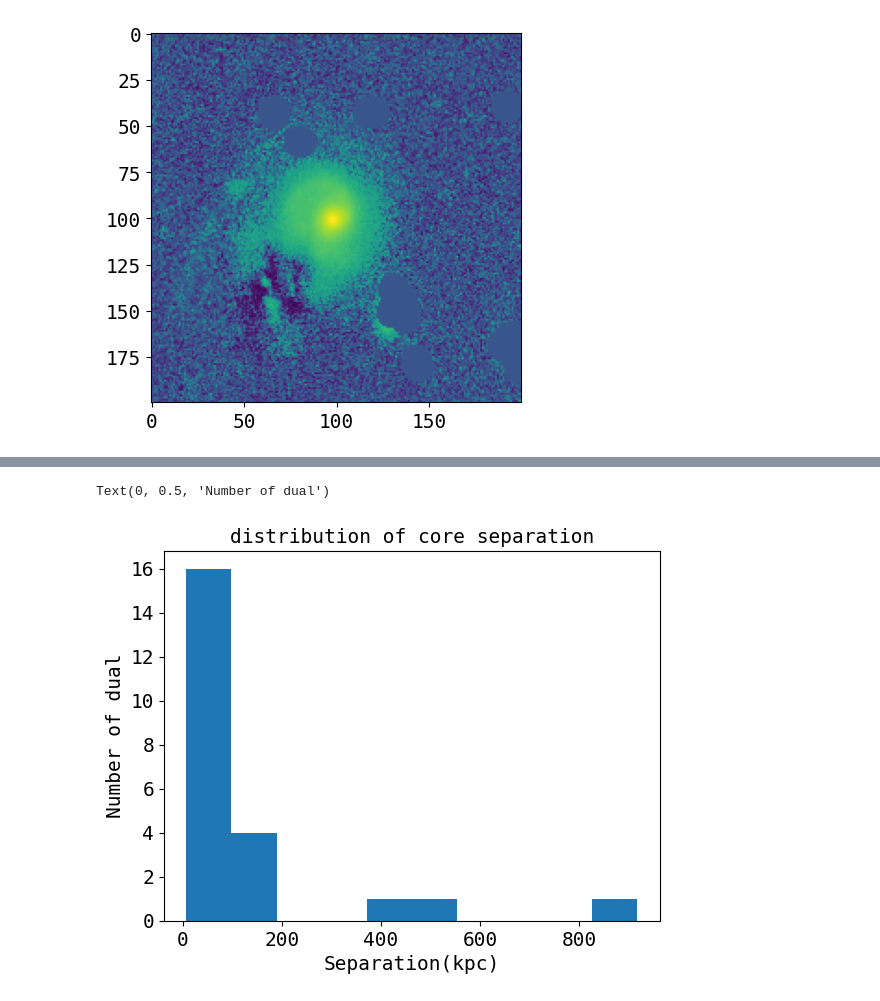
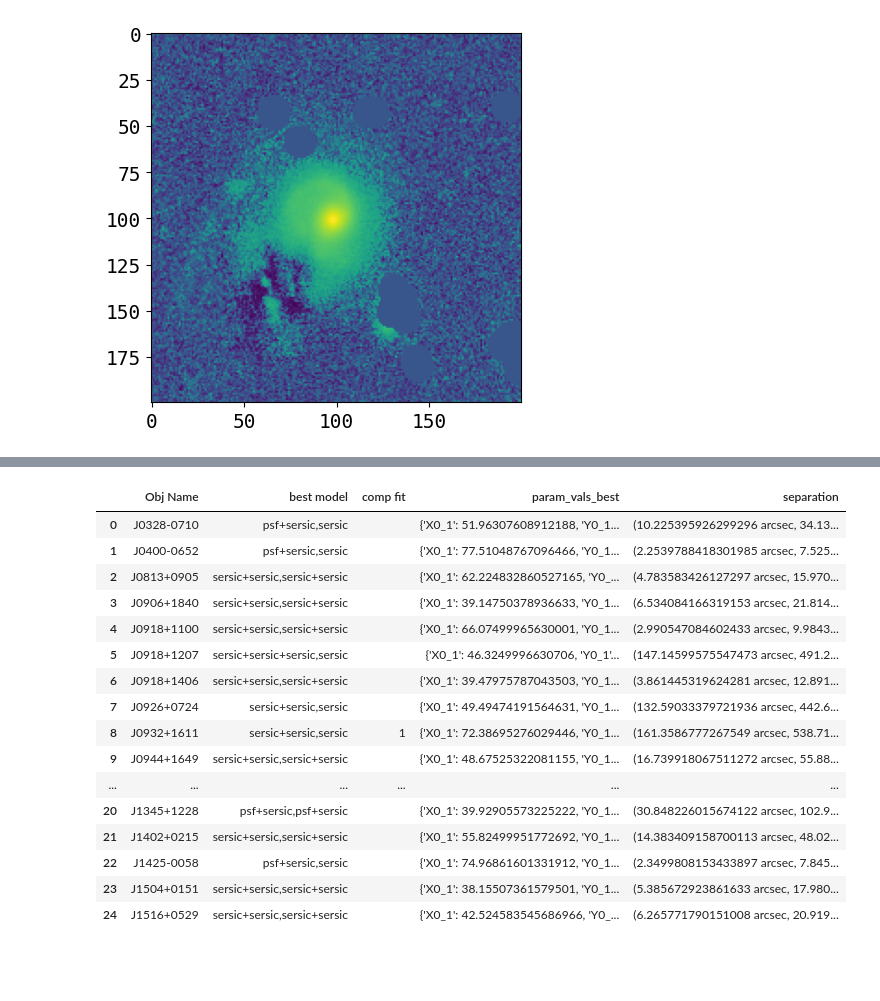
Before and after one commit to insepien/dualAGN, a Jupyter notebook: scrap_notebooks/checkFit.ipynb, the cells around one changed output, grey strips where cells are left out. Cells and saved outputs as stored; diff of their text form; code cells hidden in the pictures; blank space fills up the shorter version.

Commit message:
add indiv separation cal for hard objects

```diff
--- a/scrap_notebooks/checkFit.ipynb
+++ b/scrap_notebooks/checkFit.ipynb
@@ -937,34 +849,0 @@ fig.tight_layout()
-# %%
-# make copy of df and select only 2 core rows
-df2 = df[df.Type == '2'].loc[:,["Obj Name", "best model", "comp fit", "param_vals_best"]].copy().reset_index(drop=True)
-
-# get core separation and write to df
-def ang_sep(dic,on,z=0.2):
-    # need to delete old cut-outs later
-    """calculate angular separation given dictionary of parameter names and values
-        returns angular sep in arcsec and physical separation in kpc"""
-    imageFile = glob.glob(os.path.expanduser("/home/insepien/research-data/agn-result/box/final_cut/"+on+"*"))[0]
-    w = WCS(imageFile)
-    ra1,dec1 = w.pixel_to_world_values(dic['X0_1'],dic['Y0_1'])
-    ra2,dec2 = w.pixel_to_world_values(dic['X0_2'],dic['Y0_2'])
-    sep_rad = (angular_separation(ra1,dec1,ra2,dec2))*u.rad
-    sep_kpc = (cosmo.angular_diameter_distance(z)*sep_rad.value).to('kpc')
-    return sep_rad.to(u.arcsec), sep_kpc
-
-
-separations = []
-
-for n in range(len(df2)):
-    if df2.loc[n,'comp fit'] == "":
-        separations.append(ang_sep(dic = df2.loc[n,'param_vals_best'], on = df2.loc[n,'Obj Name']))
-    else:
-        separations.append("")
-df2['separation'] = separations
-
-plt.hist([a[1].value for a in separations if a!=''])
-plt.title("distribution of core separation")
-plt.xlabel("Separation(kpc)")
-plt.ylabel("Number of dual")
-# %% [output]
-Text(0, 0.5, 'Number of dual')
-[figure, removed]
@@ -971,3 +853,29 @@ Text(0, 0.5, 'Number of dual')
+# %%
+def plot_sep(args,df):
+    plt.hist([df.loc[n,"separation"].value for n in range(len(df))],bins=np.arange(11)*100)
+    plt.title("distribution of core separation")
+    plt.xlabel("Separation(kpc)")
+    plt.ylabel("Number of dual")
+    savepath = os.path.expanduser(args.outDir+"sep.pdf")
+    plt.savefig(savepath)
+# %% [output]
+|  | Obj Name | best model | comp fit | param_vals_best | separation |
+| 0 | J0328-0710 | psf+sersic,sersic |  | {'X0_1': 51.96307608912188, 'Y0_1... | (10.225395926299296 arcsec, 34.13... |
+| 1 | J0400-0652 | psf+sersic,sersic |  | {'X0_1': 77.51048767096466, 'Y0_1... | (2.2539788418301985 arcsec, 7.525... |
+| 2 | J0813+0905 | sersic+sersic,sersic+sersic |  | {'X0_1': 62.224832860527165, 'Y0_... | (4.783583426127297 arcsec, 15.970... |
+| 3 | J0906+1840 | sersic+sersic,sersic+sersic |  | {'X0_1': 39.14750378936633, 'Y0_1... | (6.534084166319153 arcsec, 21.814... |
+| 4 | J0918+1100 | sersic+sersic,sersic+sersic |  | {'X0_1': 66.07499965630001, 'Y0_1... | (2.990547084602433 arcsec, 9.9843... |
+| 5 | J0918+1207 | sersic+sersic+sersic,sersic |  | {'X0_1': 46.3249996630706, 'Y0_1'... | (147.14599575547473 arcsec, 491.2... |
+| 6 | J0918+1406 | sersic+sersic,sersic+sersic |  | {'X0_1': 39.47975787043503, 'Y0_1... | (3.861445319624281 arcsec, 12.891... |
+| 7 | J0926+0724 | sersic+sersic,sersic |  | {'X0_1': 49.49474191564631, 'Y0_1... | (132.59033379721936 arcsec, 442.6... |
+| 8 | J0932+1611 | sersic+sersic,sersic | 1 | {'X0_1': 72.38695276029446, 'Y0_1... | (161.3586777267549 arcsec, 538.71... |
+| 9 | J0944+1649 | sersic+sersic,sersic+sersic |  | {'X0_1': 48.67525322081155, 'Y0_1... | (16.739918067511272 arcsec, 55.88... |
+| ... | ... | ... | ... | ... | ... |
+| 20 | J1345+1228 | psf+sersic,psf+sersic |  | {'X0_1': 39.92905573225222, 'Y0_1... | (30.848226015674122 arcsec, 102.9... |
+| 21 | J1402+0215 | sersic+sersic,sersic+sersic |  | {'X0_1': 55.82499951772692, 'Y0_1... | (14.383409158700113 arcsec, 48.02... |
+| 22 | J1425-0058 | psf+sersic,sersic |  | {'X0_1': 74.96861601331912, 'Y0_1... | (2.3499808153433897 arcsec, 7.845... |
+| 23 | J1504+0151 | sersic+sersic,sersic+sersic |  | {'X0_1': 38.15507361579501, 'Y0_1... | (5.385672923861633 arcsec, 17.980... |
+| 24 | J1516+0529 | sersic+sersic,sersic+sersic |  | {'X0_1': 42.524583545686966, 'Y0_... | (6.265771790151008 arcsec, 20.919... |
 # %%
 # write intensity to df
 def get_magnitudes(row):
```
Also changed, not shown: parts of 4 cells of this notebook, 1 other file.
